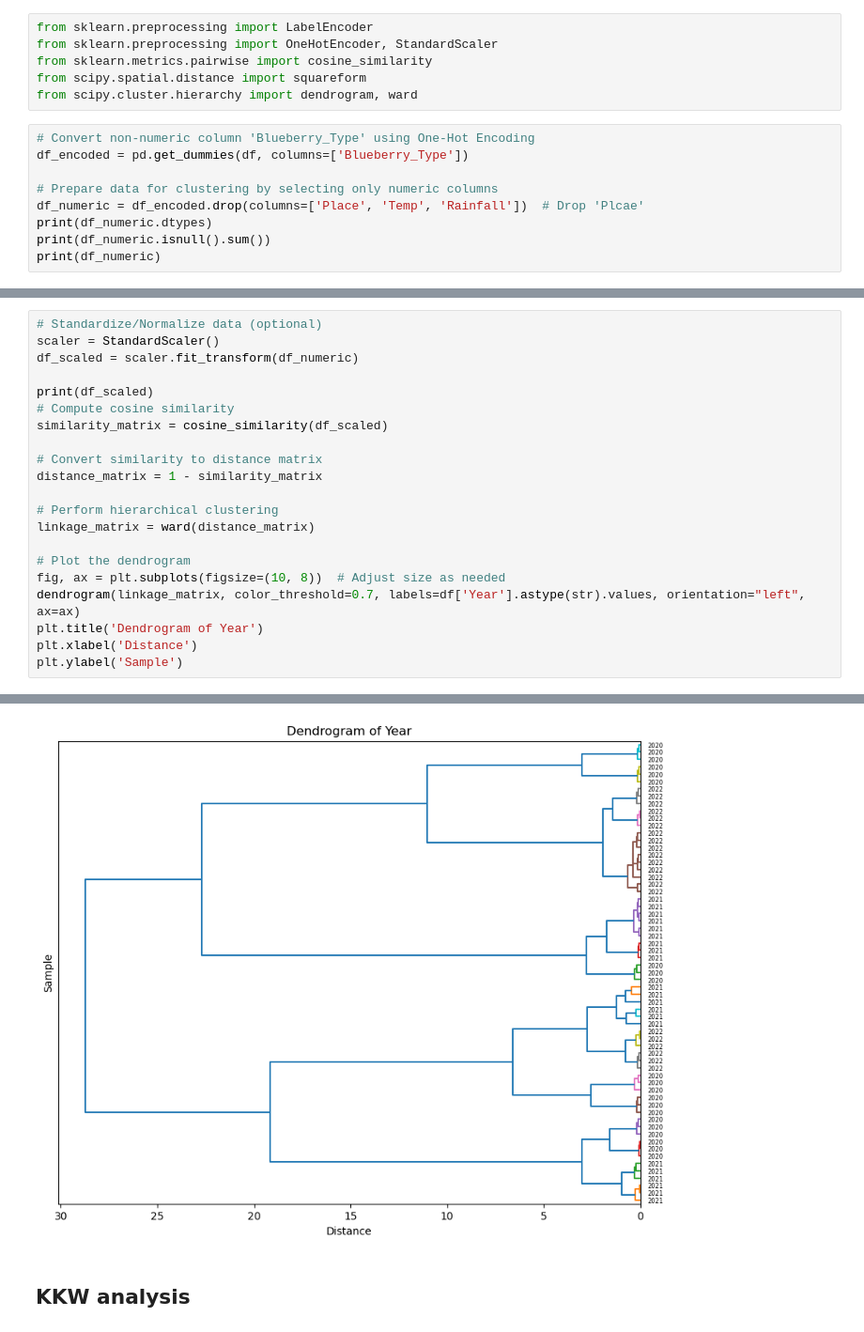
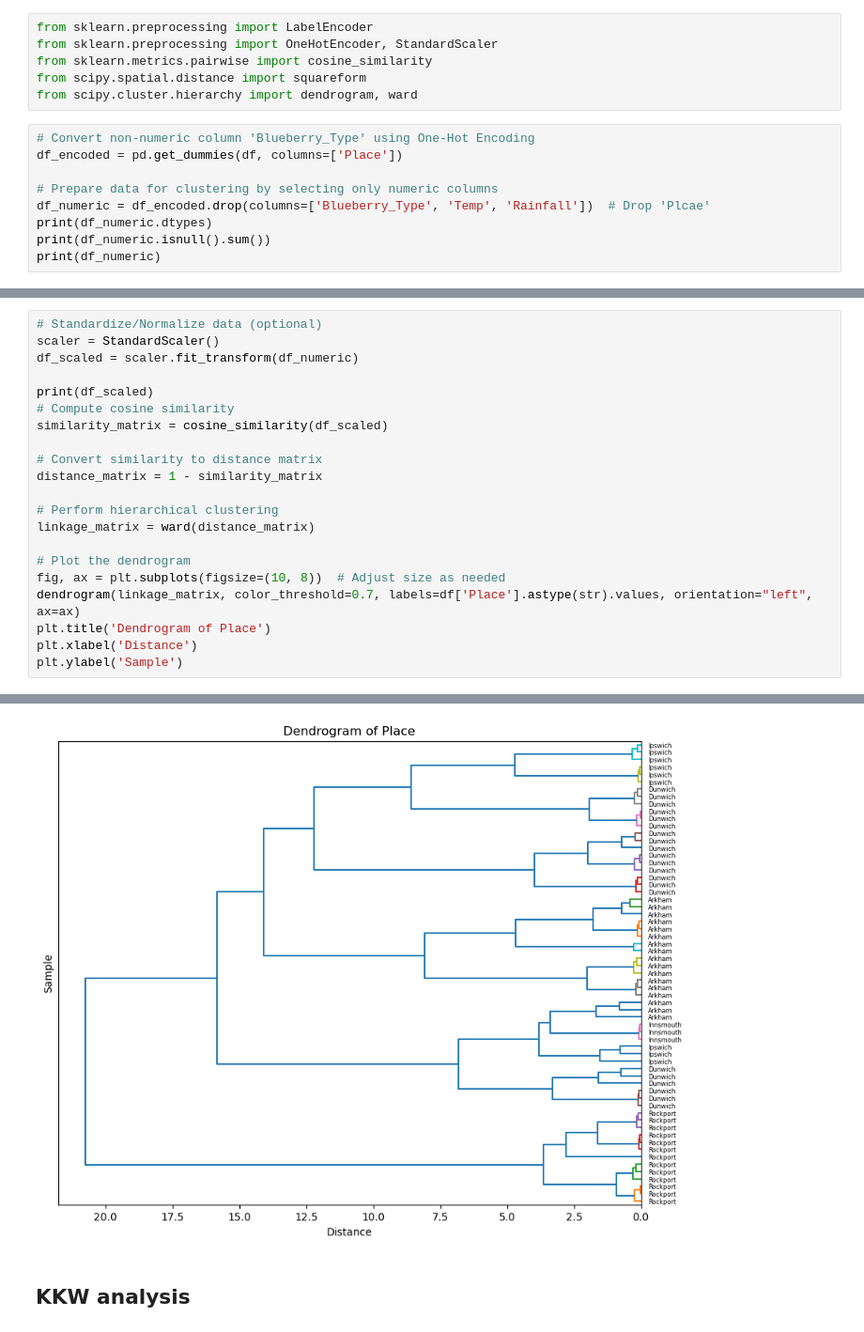
Before and after one commit to Jadelu03/M2_project, a Jupyter notebook: Task2.ipynb, the cells around one changed output, grey strips where cells are left out. Shown at 94% size. Saved outputs shown, nothing was run; the diff lists cells and outputs as text.

```diff
--- a/Task2.ipynb
+++ b/Task2.ipynb
@@ -158,10 +158,10 @@ from scipy.spatial.distance import squareform
 from scipy.cluster.hierarchy import dendrogram, ward
 # %%
 # Convert non-numeric column 'Blueberry_Type' using One-Hot Encoding
-df_encoded = pd.get_dummies(df, columns=['Blueberry_Type'])
+df_encoded = pd.get_dummies(df, columns=['Place'])
 
 # Prepare data for clustering by selecting only numeric columns
-df_numeric = df_encoded.drop(columns=['Place', 'Temp', 'Rainfall'])  # Drop 'Plcae'
+df_numeric = df_encoded.drop(columns=['Blueberry_Type', 'Temp', 'Rainfall'])  # Drop 'Plcae'
 print(df_numeric.dtypes)
 print(df_numeric.isnull().sum())
 print(df_numeric)
@@ -200,8 +200,8 @@ linkage_matrix = ward(distance_matrix)
 
 # Plot the dendrogram
 fig, ax = plt.subplots(figsize=(10, 8))  # Adjust size as needed
-dendrogram(linkage_matrix, color_threshold=0.7, labels=df['Year'].astype(str).values, orientation="left", ax=ax)
-plt.title('Dendrogram of Year')
+dendrogram(linkage_matrix, color_threshold=0.7, labels=df['Place'].astype(str).values, orientation="left", ax=ax)
+plt.title('Dendrogram of Place')
 plt.xlabel('Distance')
 plt.ylabel('Sample')
 # %% [output]
@@ -225,5 +225,5 @@ plt.ylabel('Sample')
 Text(0, 0.5, 'Sample')
-[figure, old version]
+[figure, new version]
 # %% [markdown]
 ## KKW analysis
 # %%
```
Also changed, not shown: parts of 9 cells of this notebook, 1 other file.
